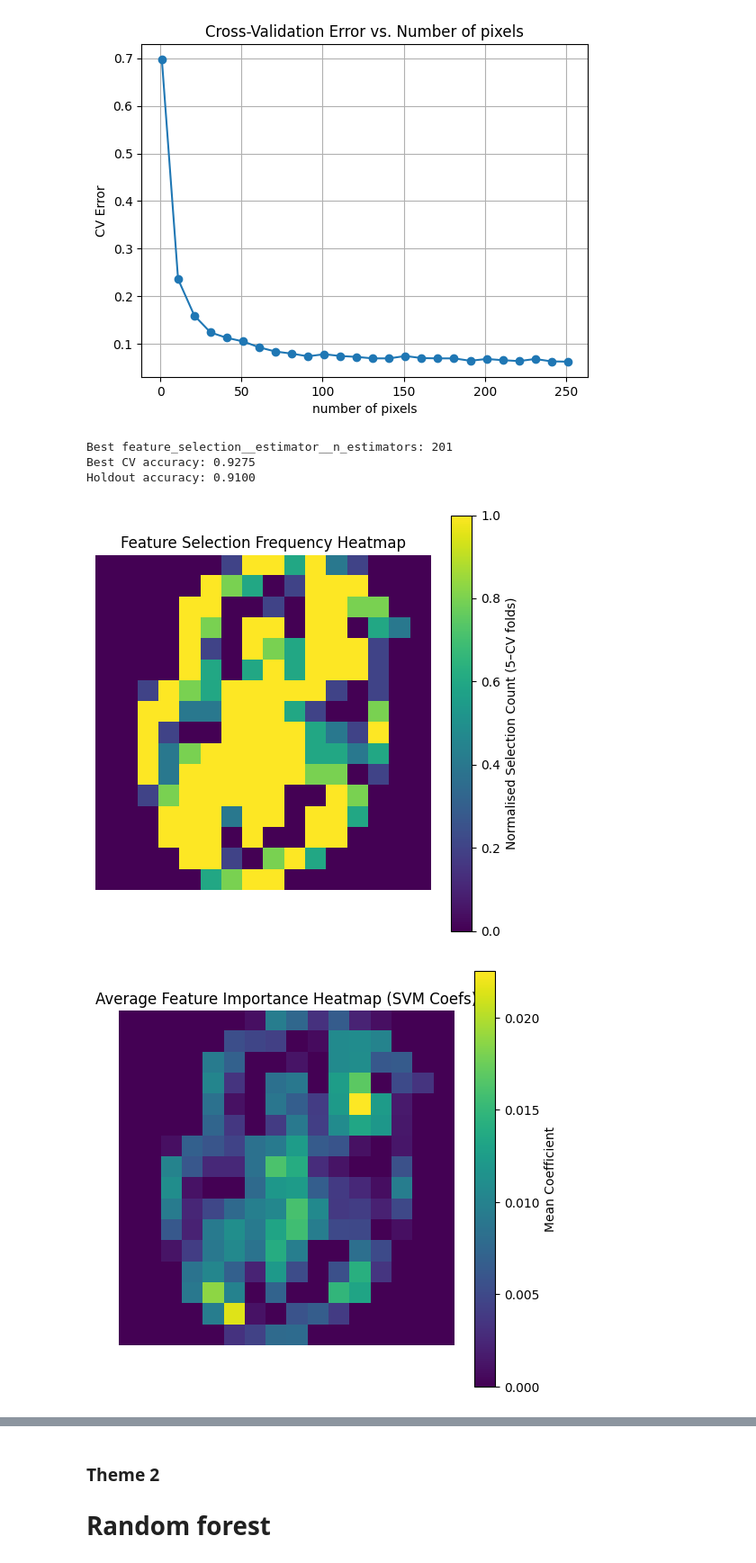
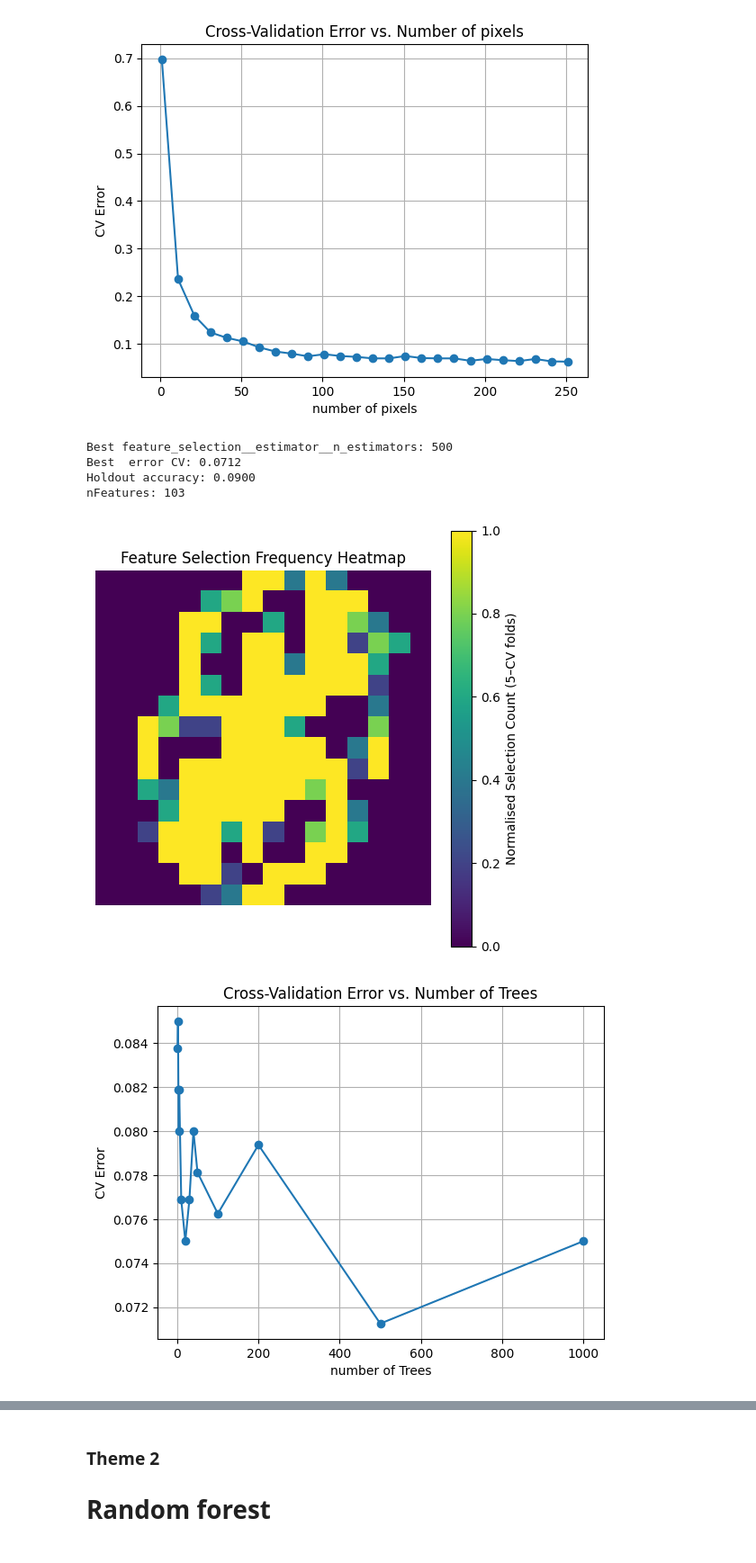
Before and after one commit to Max-Fredsdal/MVE441, a Jupyter notebook: project_2/project_2.ipynb, the cells around one changed output, grey strips where cells are left out. Shown at 90% size. Saved outputs shown, nothing was run; the diff lists cells and outputs as text; code cells hidden in the pictures.

```diff
--- a/project_2/project_2.ipynb
+++ b/project_2/project_2.ipynb
@@ -1355,17 +1358,17 @@ param_grid_RF_Filter_mnist = {
 #Pipeline for Random Forest with embedded Feature selection
 pipeline_RF_Embedded = Pipeline([
     ('scaler', StandardScaler()),  # optional; RF doesn't require scaling but good for consistency
-    ('feature_selection', SelectFromModel(RandomForestClassifier(n_estimators=100))),
+    ('feature_selection', SelectFromModel(RandomForestClassifier())),
     ('classifier', RandomForestClassifier(n_estimators=100))
 ])
 
 
 rf_embedded_param_grid_mnist = {
-    'feature_selection__estimator__n_estimators': [k for k in range(1, 256, 5)],
+    'feature_selection__estimator__n_estimators': [1, 2, 3, 4, 5, 10, 20, 30, 40, 50, 100, 200, 500, 1000]
 }
 
 rf_embedded_param_grid_catdog = {
-    'feature_selection__estimator__n_estimators': [k for k in range(100, 4100, 200)],
+    'feature_selection__estimator__n_estimators': [1, 2, 3, 4, 5, 10, 20, 30, 40, 50, 100, 200, 500, 1000]
 }
 
 # Theme 2
@@ -1544,39 +1550,33 @@ plt.show()
 
 results_RF_embedded_mnist = fit_and_evaluate_pipeline_manualgrid(pipeline_RF_Embedded, X_mnist, y_mnist, rf_embedded_param_grid_mnist, nCV)
 # %% [output]
-Best feature_selection__estimator__n_estimators: 201
-Best CV accuracy: 0.9275
-Holdout accuracy: 0.9100
+Best feature_selection__estimator__n_estimators: 500
+Best  error CV: 0.0712
+Holdout accuracy: 0.0900
+nFeatures: 103
 # %%
 
 n, m = (16,16)
 
 selection_counts = results_RF_embedded_mnist['feature_selection_counts']
 selection_map_2d = np.reshape(selection_counts, (n, m))
 
 plt.figure(figsize=(6, 6))
 plt.imshow(selection_map_2d, cmap='viridis', interpolation='nearest')
 plt.title("Feature Selection Frequency Heatmap")
 plt.colorbar(label="Normalised Selection Count (5–CV folds)")
 plt.axis('off')
 plt.show()
 
-importance_2d = np.reshape(np.abs(results_RF_embedded_mnist['feature_importance']), (n, m))
 
-plt.figure(figsize=(6, 6))
-plt.imshow(importance_2d, cmap='viridis', interpolation='nearest')
-plt.title("Average Feature Importance Heatmap (SVM Coefs)")
-plt.colorbar(label="Mean Coefficient")
-plt.axis('off')
-plt.show()
 
 params, errors = zip(*results_RF_embedded_mnist['cv_error_per_param'])
 plt.plot(params, errors, marker='o')
-plt.title("Cross-Validation Error vs. Number of pixels")
-plt.xlabel("number of pixels")
+plt.title("Cross-Validation Error vs. Number of Trees")
+plt.xlabel("number of Trees")
 plt.ylabel("CV Error")
 plt.grid(True)
 plt.show()
 # %% [output]
-[figure, old version]
+[figure, new version]
-[figure, old version]
+[figure, new version]
```
Also changed, not shown: parts of 11 cells of this notebook.
